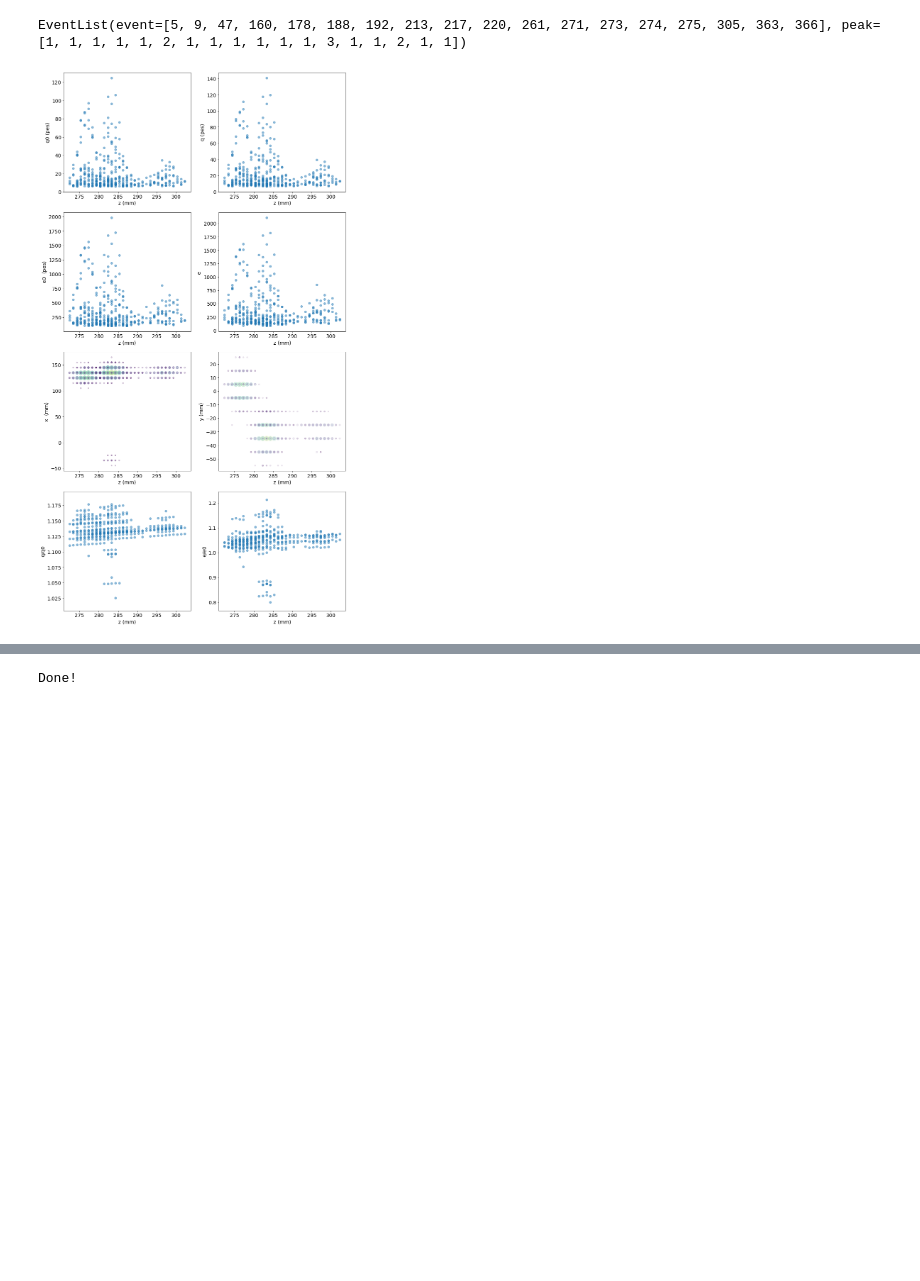
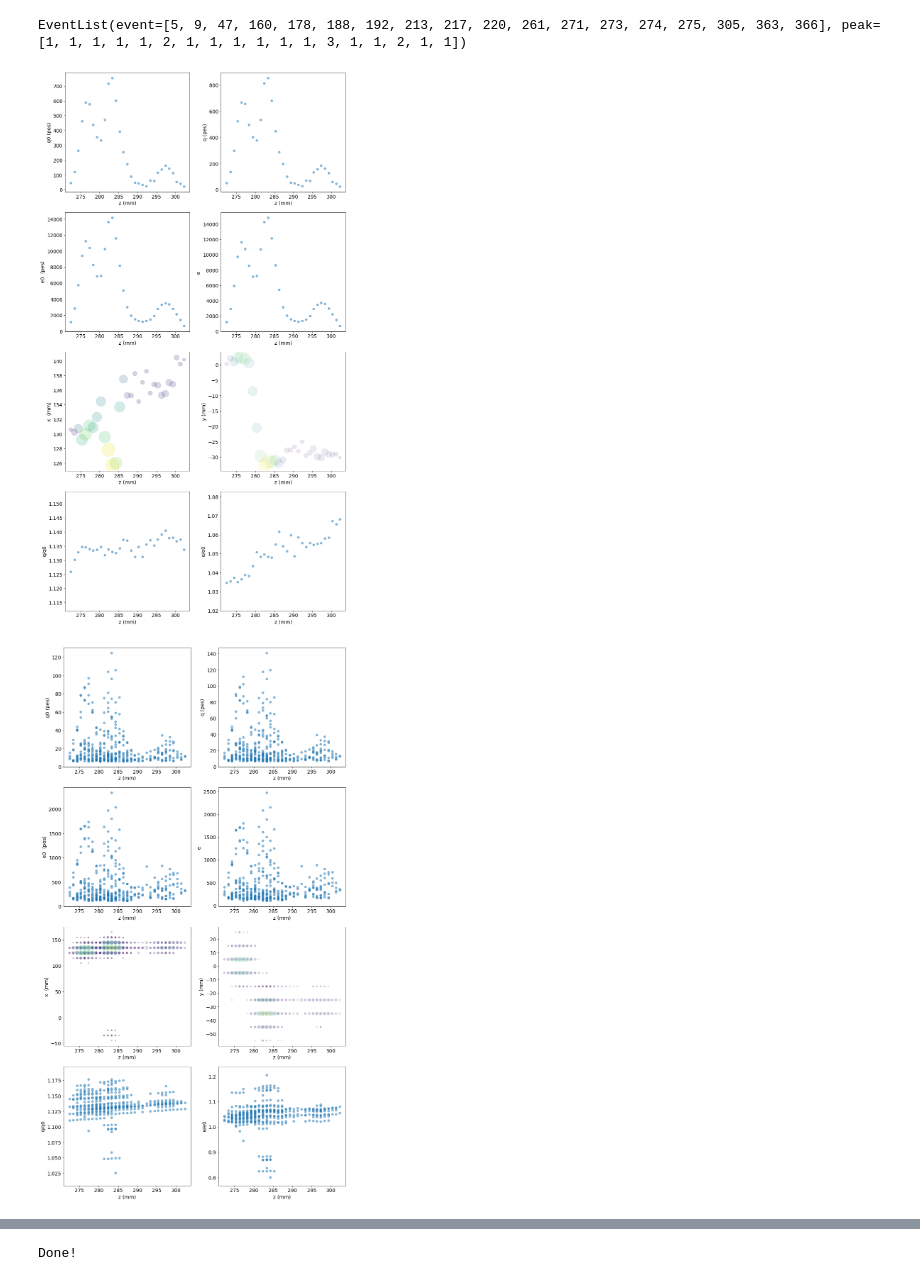
Before and after one commit to jahernando/CsThNB, a Jupyter notebook: JAH/pmaps_table_example.ipynb, the cells around one changed output, grey strips where cells are left out. Cells and saved outputs as stored; diff of their text form; code cells hidden in the pictures; blank space fills up the shorter version.

```diff
--- a/JAH/pmaps_table_example.ipynb
+++ b/JAH/pmaps_table_example.ipynb
@@ -210,9 +228,14 @@ hpplot.plot_var(edf, hptab.edf_names, 10)
 evtlist
 # %% [output]
 EventList(event=[5, 9, 47, 160, 178, 188, 192, 213, 217, 220, 261, 271, 273, 274, 275, 305, 363, 366], peak=[1, 1, 1, 1, 1, 2, 1, 1, 1, 1, 1, 1, 3, 1, 1, 2, 1, 1])
+# %%
+evt = 5
+hpplot.plot_vs_z(sdf[sdf.event == evt])
+# %% [output]
+[figure, added]
 # %%
 evt = 5
-hpplot.plot_vs_z(hdf[hdf.event==evt], q0min = 6.)
+hpplot.plot_vs_z(hdf[hdf.event==evt])
 # %% [output]
-[figure, old version]
+[figure, new version]
 # %%
```
Also changed, not shown: parts of 15 cells of this notebook, 2 other files.
